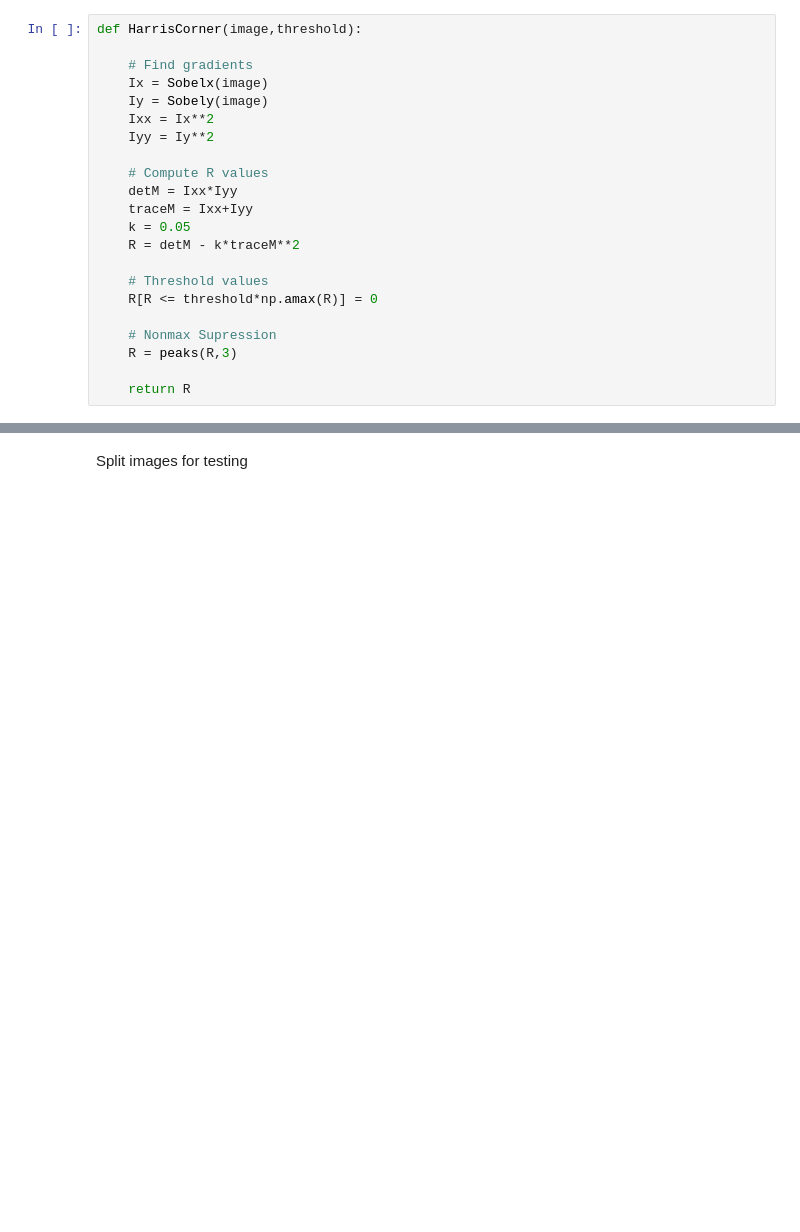
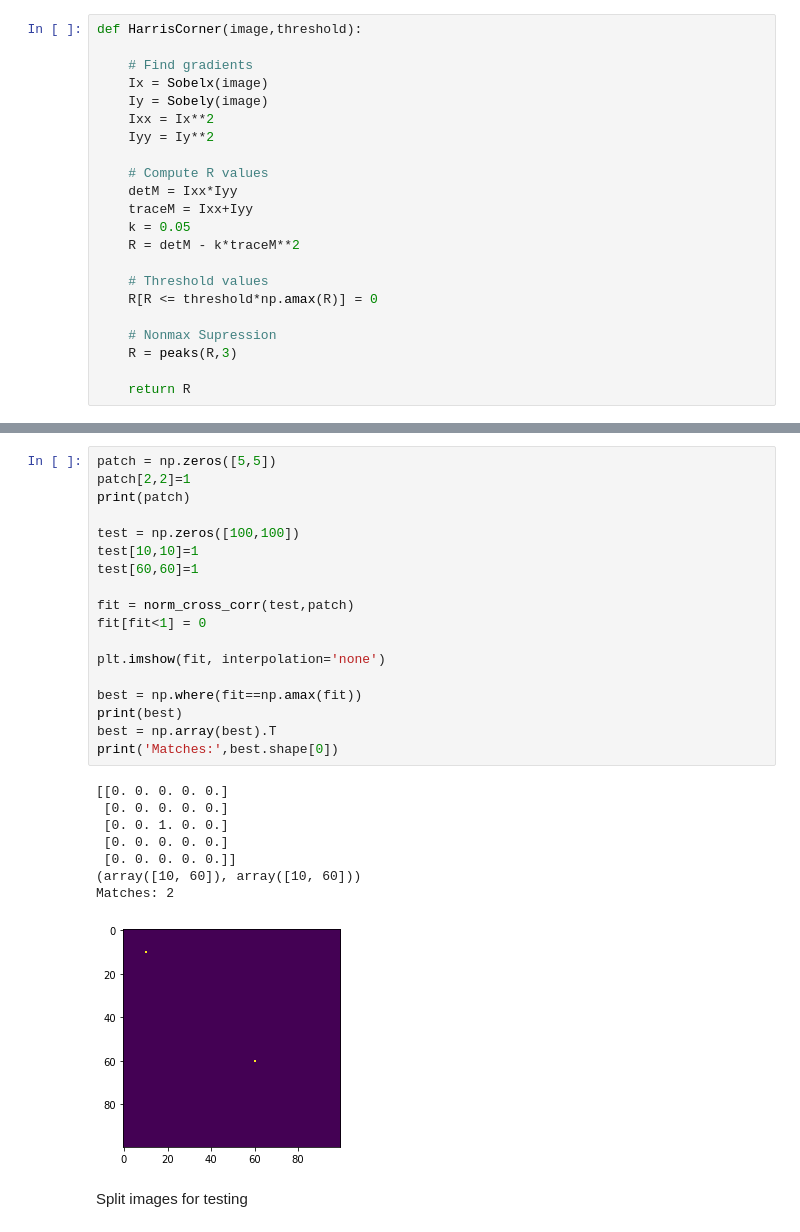
Before and after one commit to Tsmorz/computer-vision, a Jupyter notebook: Project 2/FeatureTracking.ipynb, the cells around one changed output, grey strips where cells are left out. Drawn from its saved outputs; the diff is of its cells as text; blank space fills up the shorter version.

```diff
--- a/Project 2/FeatureTracking.ipynb
+++ b/Project 2/FeatureTracking.ipynb
@@ -214,3 +191,30 @@ Matches: 62
+# %%
+patch = np.zeros([5,5])
+patch[2,2]=1
+print(patch)
+
+test = np.zeros([100,100])
+test[10,10]=1
+test[60,60]=1
+
+fit = norm_cross_corr(test,patch)
+fit[fit<1] = 0
+
+plt.imshow(fit, interpolation='none')
+
+best = np.where(fit==np.amax(fit))
+print(best)
+best = np.array(best).T
+print('Matches:',best.shape[0])
+# %% [output]
+[[0. 0. 0. 0. 0.]
+ [0. 0. 0. 0. 0.]
+ [0. 0. 1. 0. 0.]
+ [0. 0. 0. 0. 0.]
+ [0. 0. 0. 0. 0.]]
+(array([10, 60]), array([10, 60]))
+Matches: 2
+[figure, added]
 # %% [markdown]
 Split images for testing
 # %%
```
Also changed, not shown: parts of 2 cells of this notebook.
